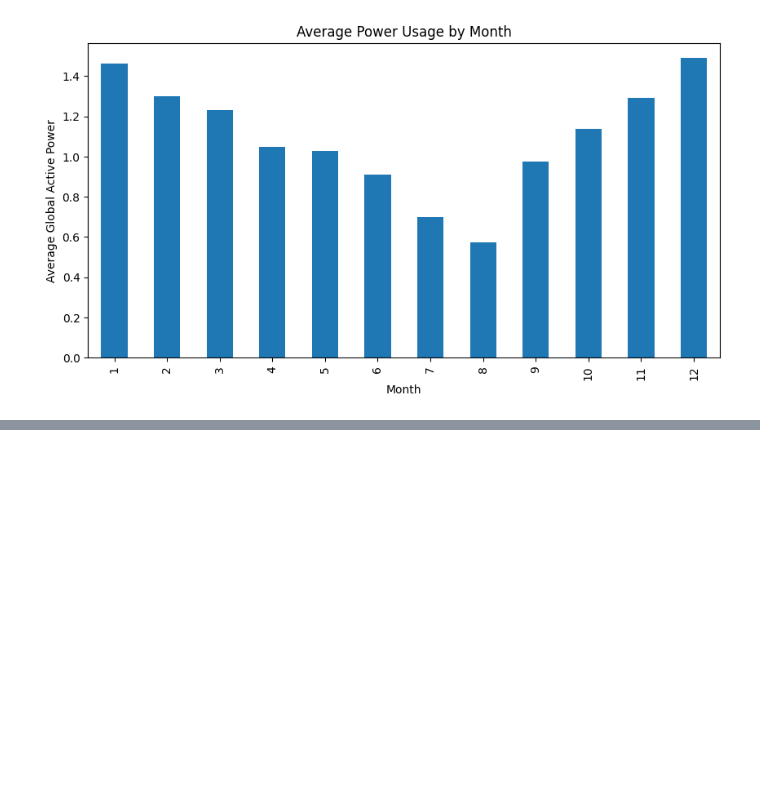
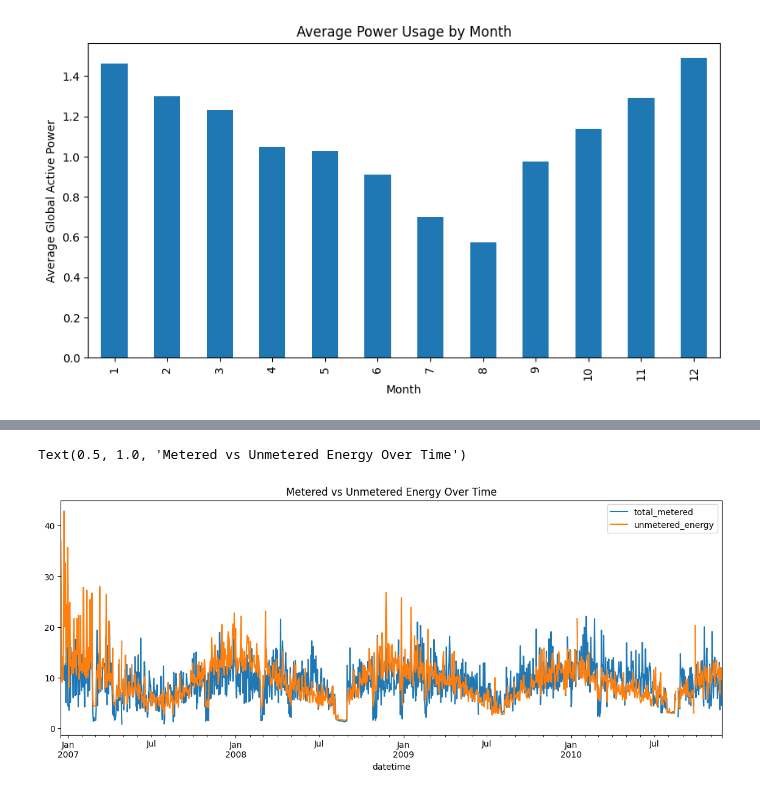
Before and after one commit to aditya303030/House_power_consumption, a Jupyter notebook: eda.ipynb, the cells around one changed output, grey strips where cells are left out. Drawn from its saved outputs; the diff is of its cells as text; code cells hidden in the pictures; blank space fills up the shorter version.

```diff
--- a/eda.ipynb
+++ b/eda.ipynb
@@ -138,2 +134,6 @@ sub_meter_cols = ['Sub_metering_1', 'Sub_metering_2', 'Sub_metering_3']
 # %%
-df.head()
+# converting to watts per minute
+df["global_active_energy"] = df["Global_active_power"] * 1000 / 60
+df['total_metered'] = (df['Sub_metering_1'] + df['Sub_metering_2'] + df["Sub_metering_3"])
+
+df["unmetered_energy"] = df["global_active_energy"] - df["total_metered"]
@@ -147,0 +140,6 @@ df.head()
+# %%
+df[["total_metered", "unmetered_energy"]].resample("D").mean().plot(figsize=(14, 5))
+plt.title("Metered vs Unmetered Energy Over Time")
+# %% [output]
+Text(0.5, 1.0, 'Metered vs Unmetered Energy Over Time')
+[figure, added]
```
Also changed, not shown: parts of 7 cells of this notebook.
